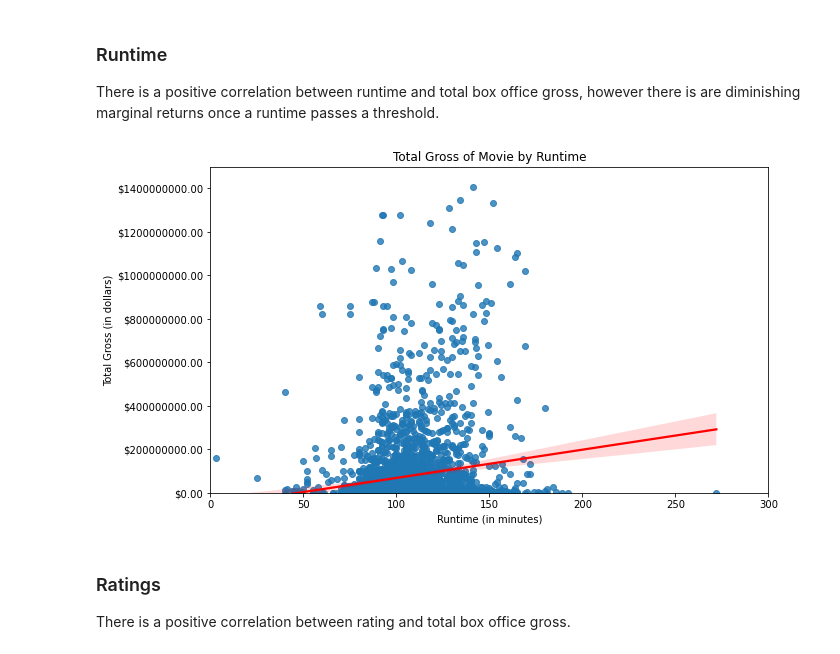
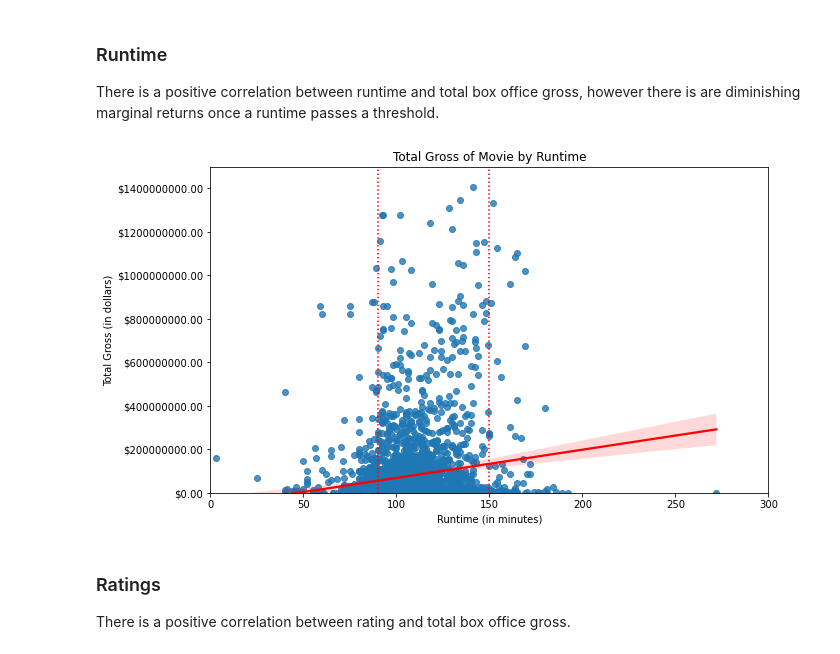
Before and after one commit to pederknorr/Microsoft-Movie-Analysis, a Jupyter notebook: microsoft_movie_studios_analysis.ipynb, the cells around one changed output. Saved outputs shown, nothing was run; the diff lists cells and outputs as text; code cells hidden in the pictures.

```diff
--- a/microsoft_movie_studios_analysis.ipynb
+++ b/microsoft_movie_studios_analysis.ipynb
@@ -312,20 +344,22 @@ There is a positive correlation between runtime and total box office gross, howe
 # %%
 # Create plot
 fig, ax = plt.subplots(figsize=(10,6))
 
 sns.regplot(ax=ax, x='runtime_minutes', y='total_gross', data=movie_data, line_kws={'color': 'red'})
 ax.set_xlabel('Runtime (in minutes)')
 ax.set_ylabel('Total Gross (in dollars)')
 ax.set_title('Total Gross of Movie by Runtime')
 ax.yaxis.set_major_formatter('${x:1.2f}')
 ax.set(xlim=(0,300))
 ax.set(ylim=(0,1500000000))
+ax.axvline(90, color='red', ls=':')
+ax.axvline(150, ls=':', color ='red')
 
 plt.savefig('/Users/norrp/Documents/Flatiron/Phase_1/Project/dsc-phase-1-project/images/gross_by_runtime.png', dpi=150)
 
 plt.show()
 # %% [output]
-[figure, old version]
+[figure, new version]
 # %% [markdown]
 ### Ratings
 
```
Also changed, not shown: parts of 4 cells of this notebook, 1 other file.
